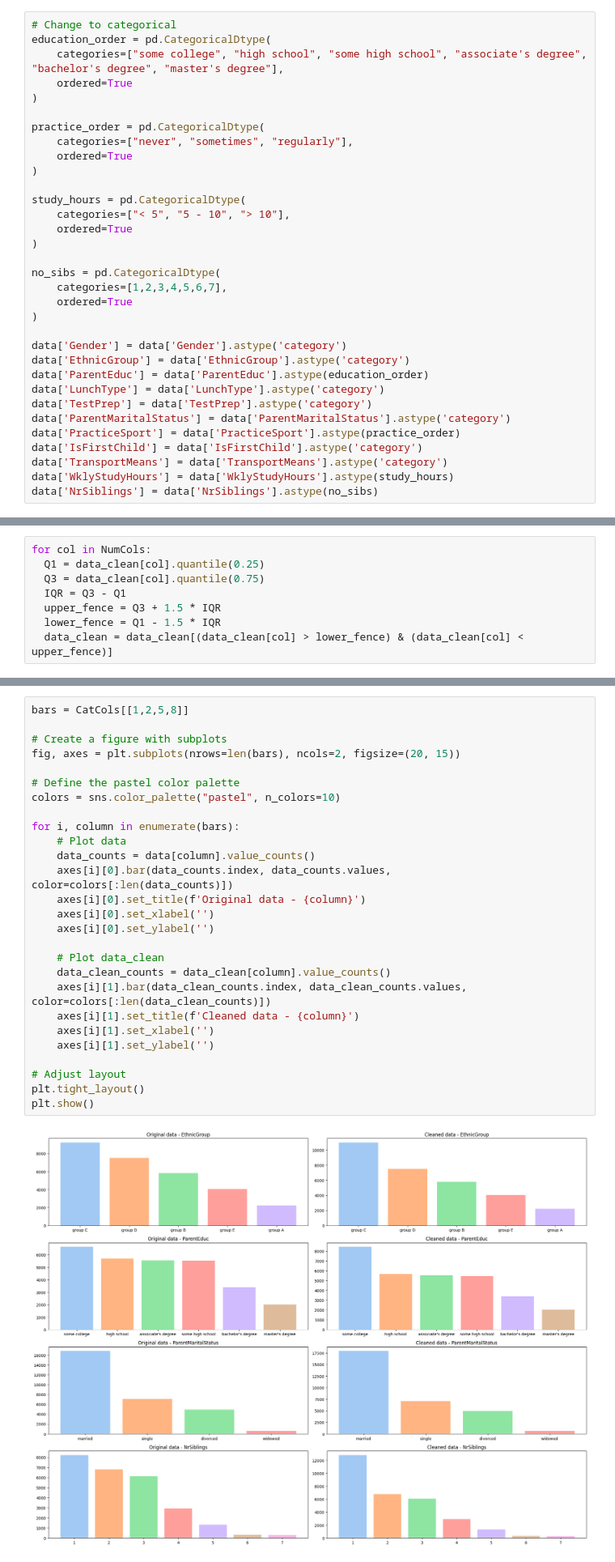
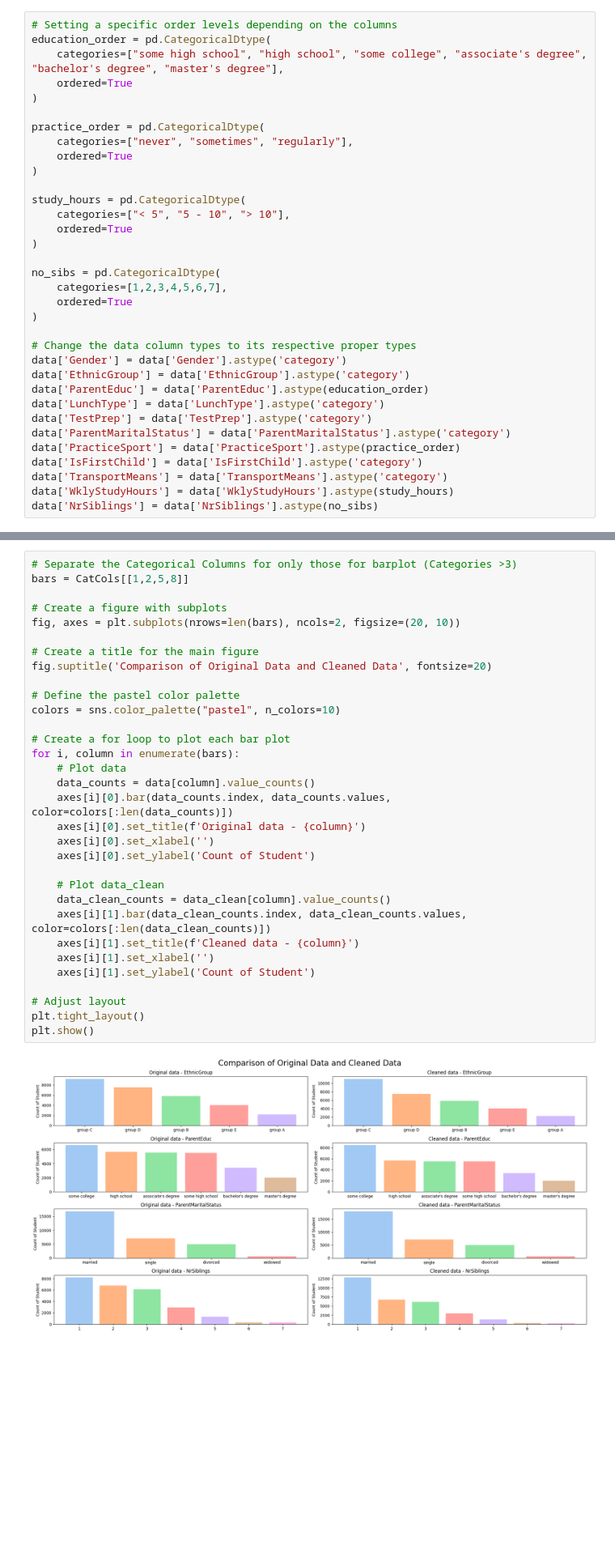
Before and after one commit to hathimazman/Msc-Data-Science-Project2, a Jupyter notebook: P153146_Project_2_20242025.ipynb, the cells around one changed output, grey strips where cells are left out. Shown at 81% size. Drawn from its saved outputs; the diff is of its cells as text; blank space fills up the shorter version.

```diff
--- a/P153146_Project_2_20242025.ipynb
+++ b/P153146_Project_2_20242025.ipynb
@@ -130,7 +148,7 @@ The data is not correctly sorted into its respective types.
 # %%
-# Change to categorical
+# Setting a specific order levels depending on the columns
 education_order = pd.CategoricalDtype(
-    categories=["some college", "high school", "some high school", "associate's degree", "bachelor's degree", "master's degree"],
+    categories=["some high school", "high school", "some college", "associate's degree", "bachelor's degree", "master's degree"],
     ordered=True
 )
 
@@ -149,6 +167,7 @@ no_sibs = pd.CategoricalDtype(
     ordered=True
 )
 
+# Change the data column types to its respective proper types
 data['Gender'] = data['Gender'].astype('category')
 data['EthnicGroup'] = data['EthnicGroup'].astype('category')
 data['ParentEduc'] = data['ParentEduc'].astype(education_order)
@@ -317,8 +335,0 @@ Any values which are above the upper fence and below the lower fence, can be cla
-# %%
-for col in NumCols:
-  Q1 = data_clean[col].quantile(0.25)
-  Q3 = data_clean[col].quantile(0.75)
-  IQR = Q3 - Q1
-  upper_fence = Q3 + 1.5 * IQR
-  lower_fence = Q1 - 1.5 * IQR
-  data_clean = data_clean[(data_clean[col] > lower_fence) & (data_clean[col] < upper_fence)]
@@ -366,29 +401,34 @@ sns.boxplot(data_clean[NumCols])
 # %%
+# Separate the Categorical Columns for only those for barplot (Categories >3)
 bars = CatCols[[1,2,5,8]]
 
 # Create a figure with subplots
-fig, axes = plt.subplots(nrows=len(bars), ncols=2, figsize=(20, 15))
+fig, axes = plt.subplots(nrows=len(bars), ncols=2, figsize=(20, 10))
+
+# Create a title for the main figure
+fig.suptitle('Comparison of Original Data and Cleaned Data', fontsize=20)
 
 # Define the pastel color palette
 colors = sns.color_palette("pastel", n_colors=10)
 
+# Create a for loop to plot each bar plot
 for i, column in enumerate(bars):
     # Plot data
     data_counts = data[column].value_counts()
     axes[i][0].bar(data_counts.index, data_counts.values, color=colors[:len(data_counts)])
     axes[i][0].set_title(f'Original data - {column}')
     axes[i][0].set_xlabel('')
-    axes[i][0].set_ylabel('')
+    axes[i][0].set_ylabel('Count of Student')
 
     # Plot data_clean
     data_clean_counts = data_clean[column].value_counts()
     axes[i][1].bar(data_clean_counts.index, data_clean_counts.values, color=colors[:len(data_clean_counts)])
     axes[i][1].set_title(f'Cleaned data - {column}')
     axes[i][1].set_xlabel('')
-    axes[i][1].set_ylabel('')
+    axes[i][1].set_ylabel('Count of Student')
 
 # Adjust layout
 plt.tight_layout()
 plt.show()
 # %% [output]
-[figure, old version]
+[figure, new version]
```
Also changed, not shown: parts of 104 cells of this notebook.
